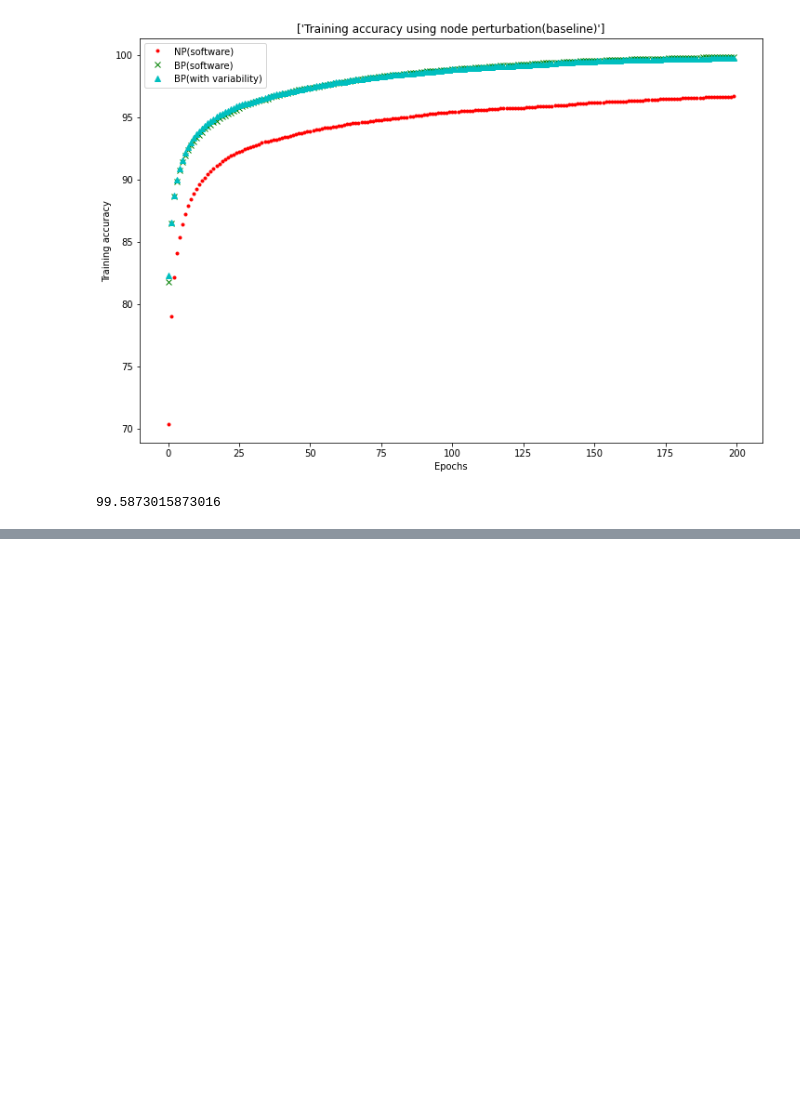
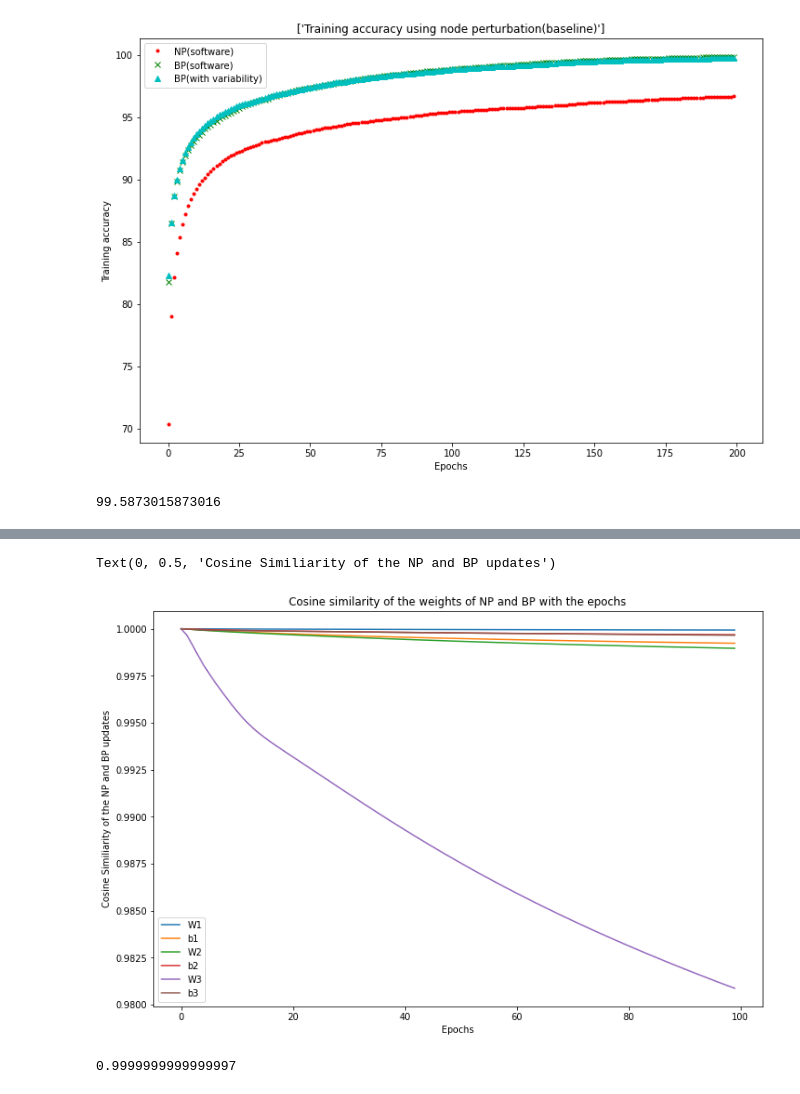
Before and after one commit to Rohit01-zoey/Perturbation-techniques-in-CNNs, a Jupyter notebook: code/mnistNodePert.ipynb, the cells around one changed output, grey strips where cells are left out. Saved outputs shown, nothing was run; the diff lists cells and outputs as text; code cells hidden in the pictures; blank space fills up the shorter version.

```diff
--- a/code/mnistNodePert.ipynb
+++ b/code/mnistNodePert.ipynb
@@ -1347,0 +1587,15 @@ ZeroDivisionError: division by zero
+# %%
+plt.figure(figsize=(12,8))
+plt.plot(w1Sim)
+plt.plot(b1Sim)
+plt.plot(w2Sim)
+plt.plot(b2Sim)
+plt.plot(w3Sim)
+plt.plot(b3Sim)
+plt.legend(["W1", "b1", "W2", "b2", "W3", "b3"])
+plt.title("Cosine similarity of the weights of NP and BP with the epochs")
+plt.xlabel("Epochs")
+plt.ylabel("Cosine Similiarity of the NP and BP updates")
+# %% [output]
+Text(0, 0.5, 'Cosine Similiarity of the NP and BP updates')
+[figure, added]
@@ -1347,0 +1604,7 @@ ZeroDivisionError: division by zero
+# %%
+b = W1.copy()
+c = W1.copy()
+
+cosine_similarity(b.reshape((1, -1)),c.reshape((1, -1)))[0][0]
+# %% [output]
+0.9999999999999997
```
Also changed, not shown: parts of 18 cells of this notebook.
